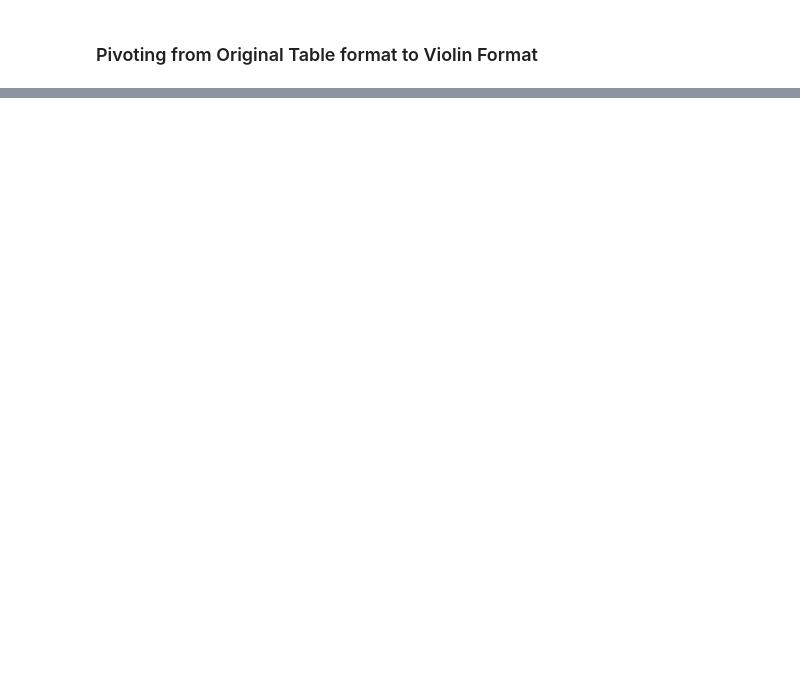
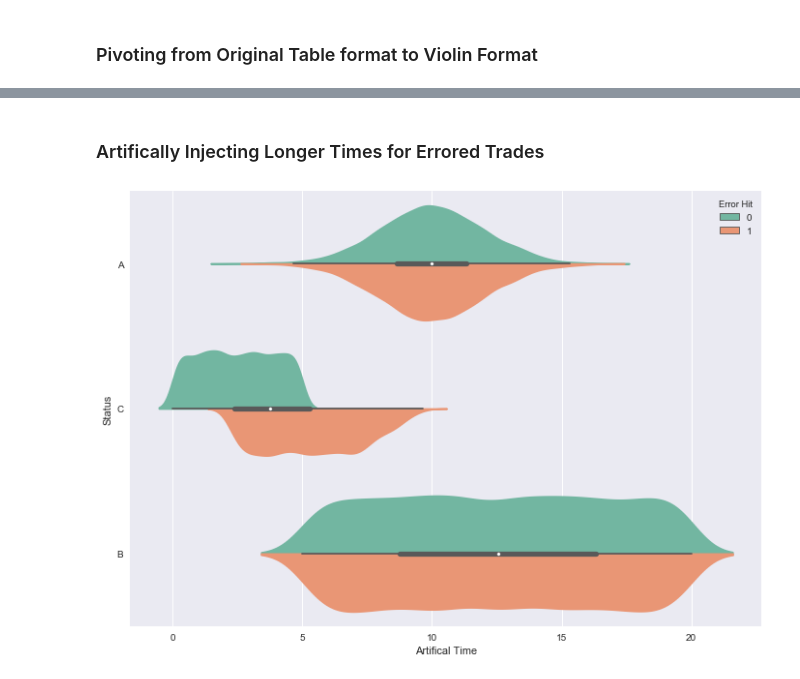
Before and after one commit to t-wallner/PlottingFun, a Jupyter notebook: TradingPlotter/Seaborn.ipynb, the cells around one changed output, grey strips where cells are left out. Drawn from its saved outputs; the diff is of its cells as text; code cells hidden in the pictures; blank space fills up the shorter version.

```diff
--- a/TradingPlotter/Seaborn.ipynb
+++ b/TradingPlotter/Seaborn.ipynb
@@ -88,0 +111,15 @@ ax = sns.violinplot(y = "Status", x = "Time in Status", hue="Errors", data=df_tr
+# %% [markdown]
+### Artifically Injecting Longer Times for Errored Trades
+# %%
+def artificially_inflate_error(row):
+    if all([row['Error Hit']==1,row['Status']=="C"]):
+        rv = random.uniform(2,2.5) + row['Time (s)'] * random.uniform(1,1.5)
+    else:
+        rv = row['Time (s)']
+    return rv
+
+melted['Artifical Time'] = melted.apply(artificially_inflate_error, axis = 1)
+sns.set(rc={'figure.figsize':(11.7,8.27)})
+ax = sns.violinplot(y = "Status", x = "Artifical Time", hue="Error Hit", data=melted, palette="Set2", split=True, gridsize=500,)
+# %% [output]
+[figure, added]
```
Also changed, not shown: parts of 10 cells of this notebook.
